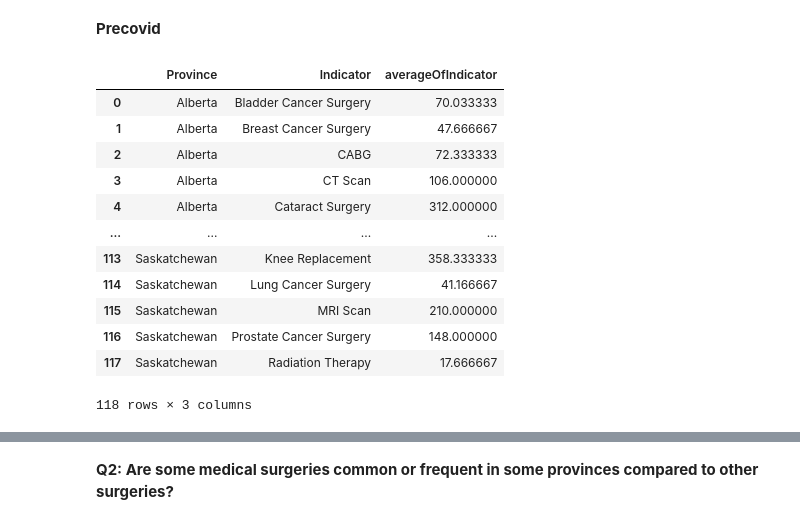
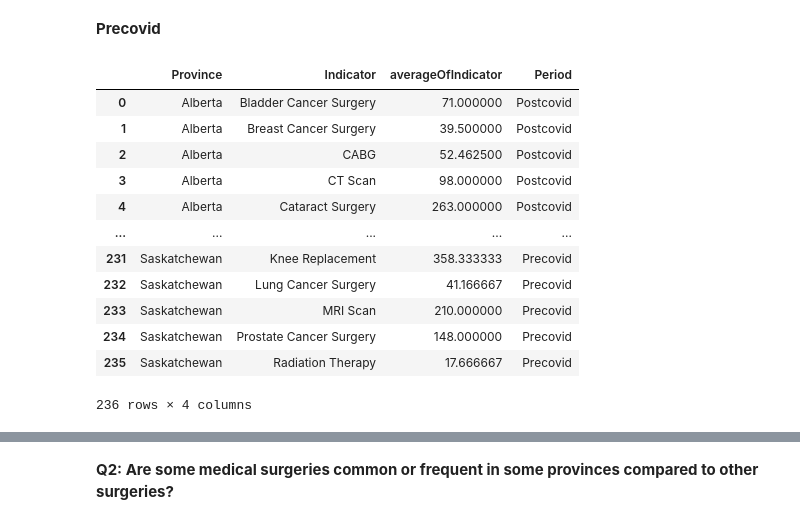
Before and after one commit to Aartizikre150/waiting-time-for-surgery-in-Canada, a Jupyter notebook: DAB_103_Project.ipynb, the cells around one changed output, grey strips where cells are left out. Cells and saved outputs as stored; diff of their text form; code cells hidden in the pictures.

```diff
--- a/DAB_103_Project.ipynb
+++ b/DAB_103_Project.ipynb
@@ -185,38 +185,74 @@ dtype: int64
 # %%
 # filter the Data by Pre-covid years 2017,2018,2019
 filtered_precovid_data = data[(data["year"].isin([2017, 2018, 2019])) &
                               (data["Region"].isna())  &
                               (data['Metric']=="90th Percentile") &
                               (data['unitOfMeasurement']=="Days")]
 
 # create pivot table
 pivot_table_precovid_data = pd.pivot_table(filtered_precovid_data,
                              values= ['indicatorResult'],
                              index=["Province", "Indicator"],
                              aggfunc=np.mean)
 
 # rename the column
 pivot_table_precovid_data.columns = ["averageOfIndicator"]
 
 # show the pivot table
 pivot_table_precovid_data
 
 
 # Convert pivot table to table
 pivot_table_precovid_data = pivot_table_precovid_data.reset_index()
 pivot_table_precovid_data.columns.name = None
 pivot_table_precovid_data
+
+# filter the Data by Post-covid years 2021,2022
+filtered_postcovid_data = data[(data["year"].isin([2021,2022])) &
+                               (data["Region"].isna()) &
+                               (data['Metric']=="90th Percentile") &
+                               (data['unitOfMeasurement']=="Days")]
+
+# create pivot table
+pivot_table_postcovid_data = pd.pivot_table(filtered_postcovid_data,
+                             values= ['indicatorResult'],
+                             index=["Province", "Indicator"],
+                             aggfunc=np.mean)
+
+# rename the column
+pivot_table_postcovid_data.columns = ["averageOfIndicator"]
+
+# show the pivot table
+pivot_table_postcovid_data
+
+
+# Convert pivot table to table
+pivot_table_postcovid_data = pivot_table_postcovid_data.reset_index()
+pivot_table_postcovid_data.columns.name = None
+pivot_table_postcovid_data
+
+# Create new column called "Period"
+pivot_table_precovid_data['Period'] = 'Precovid'
+pivot_table_postcovid_data['Period'] = 'Postcovid'
+
+# convert Province to object type
+pivot_table_precovid_data['Province'] = pivot_table_precovid_data['Province'].astype('object')
+pivot_table_postcovid_data['Province'] = pivot_table_postcovid_data['Province'].astype('object')
+
+# concatenate postcovid dataframes
+pivot_table_data_sub_df = pd.concat([pivot_table_postcovid_data,pivot_table_precovid_data], ignore_index=True)
+pivot_table_data_sub_df
 # %% [output]
-|  | Province | Indicator | averageOfIndicator |
-| 0 | Alberta | Bladder Cancer Surgery | 70.033333 |
-| 1 | Alberta | Breast Cancer Surgery | 47.666667 |
-| 2 | Alberta | CABG | 72.333333 |
-| 3 | Alberta | CT Scan | 106.000000 |
-| 4 | Alberta | Cataract Surgery | 312.000000 |
-| ... | ... | ... | ... |
-| 113 | Saskatchewan | Knee Replacement | 358.333333 |
-| 114 | Saskatchewan | Lung Cancer Surgery | 41.166667 |
-| 115 | Saskatchewan | MRI Scan | 210.000000 |
-| 116 | Saskatchewan | Prostate Cancer Surgery | 148.000000 |
-| 117 | Saskatchewan | Radiation Therapy | 17.666667 |
+|  | Province | Indicator | averageOfIndicator | Period |
+| 0 | Alberta | Bladder Cancer Surgery | 71.000000 | Postcovid |
+| 1 | Alberta | Breast Cancer Surgery | 39.500000 | Postcovid |
+| 2 | Alberta | CABG | 52.462500 | Postcovid |
+| 3 | Alberta | CT Scan | 98.000000 | Postcovid |
+| 4 | Alberta | Cataract Surgery | 263.000000 | Postcovid |
+| ... | ... | ... | ... | ... |
+| 231 | Saskatchewan | Knee Replacement | 358.333333 | Precovid |
+| 232 | Saskatchewan | Lung Cancer Surgery | 41.166667 | Precovid |
+| 233 | Saskatchewan | MRI Scan | 210.000000 | Precovid |
+| 234 | Saskatchewan | Prostate Cancer Surgery | 148.000000 | Precovid |
+| 235 | Saskatchewan | Radiation Therapy | 17.666667 | Precovid |
-118 rows × 3 columns
+236 rows × 4 columns
```
Also changed, not shown: parts of 4 cells of this notebook.
